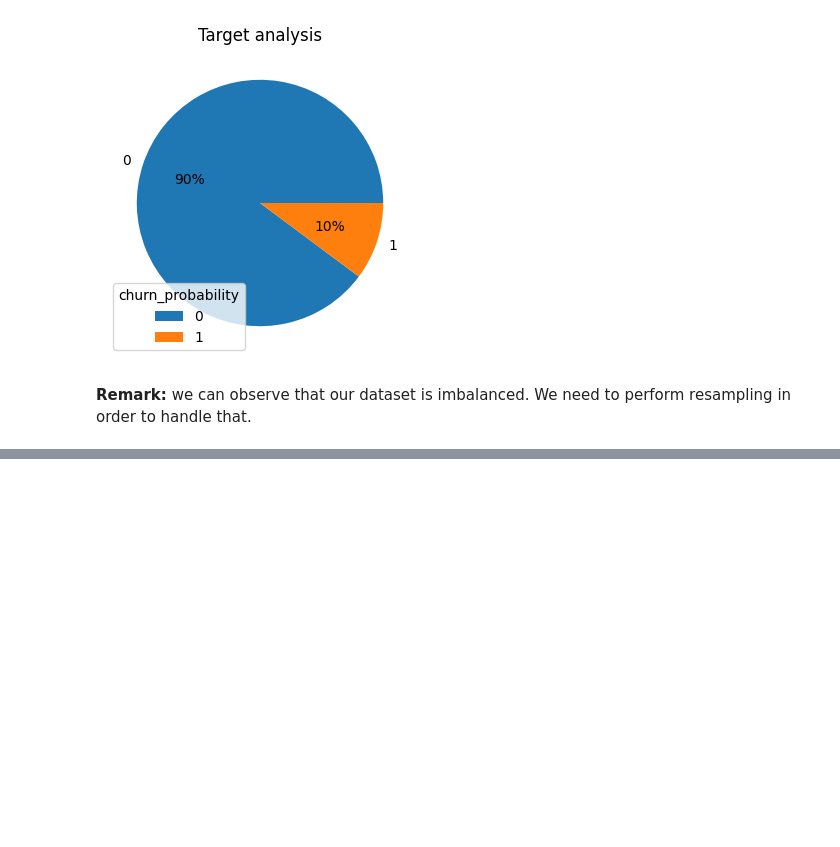
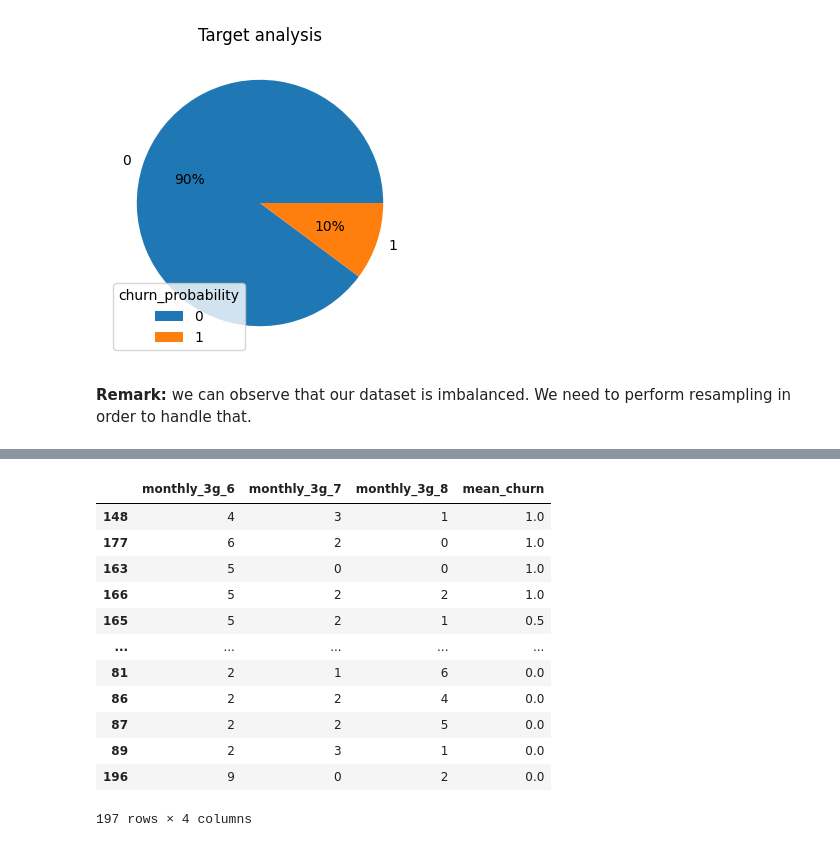
Before and after one commit to abakamousa/churn_detection, a Jupyter notebook: churn_prediction.ipynb, the cells around one changed output, grey strips where cells are left out. Saved outputs shown, nothing was run; the diff lists cells and outputs as text; code cells hidden in the pictures; blank space fills up the shorter version.

```diff
--- a/churn_prediction.ipynb
+++ b/churn_prediction.ipynb
@@ -161,0 +207,16 @@ target_analysis(df['churn_probability'])
+# %%
+df.groupby(['monthly_3g_6', 'monthly_3g_7', 'monthly_3g_8'], as_index=False).agg(mean_churn=("churn_probability","mean")).sort_values(by="mean_churn", ascending=False)
+# %% [output]
+|  | monthly_3g_6 | monthly_3g_7 | monthly_3g_8 | mean_churn |
+| 148 | 4 | 3 | 1 | 1.0 |
+| 177 | 6 | 2 | 0 | 1.0 |
+| 163 | 5 | 0 | 0 | 1.0 |
+| 166 | 5 | 2 | 2 | 1.0 |
+| 165 | 5 | 2 | 1 | 0.5 |
+| ... | ... | ... | ... | ... |
+| 81 | 2 | 1 | 6 | 0.0 |
+| 86 | 2 | 2 | 4 | 0.0 |
+| 87 | 2 | 2 | 5 | 0.0 |
+| 89 | 2 | 3 | 1 | 0.0 |
+| 196 | 9 | 0 | 2 | 0.0 |
+197 rows × 4 columns
```
Also changed, not shown: parts of 22 cells of this notebook.
